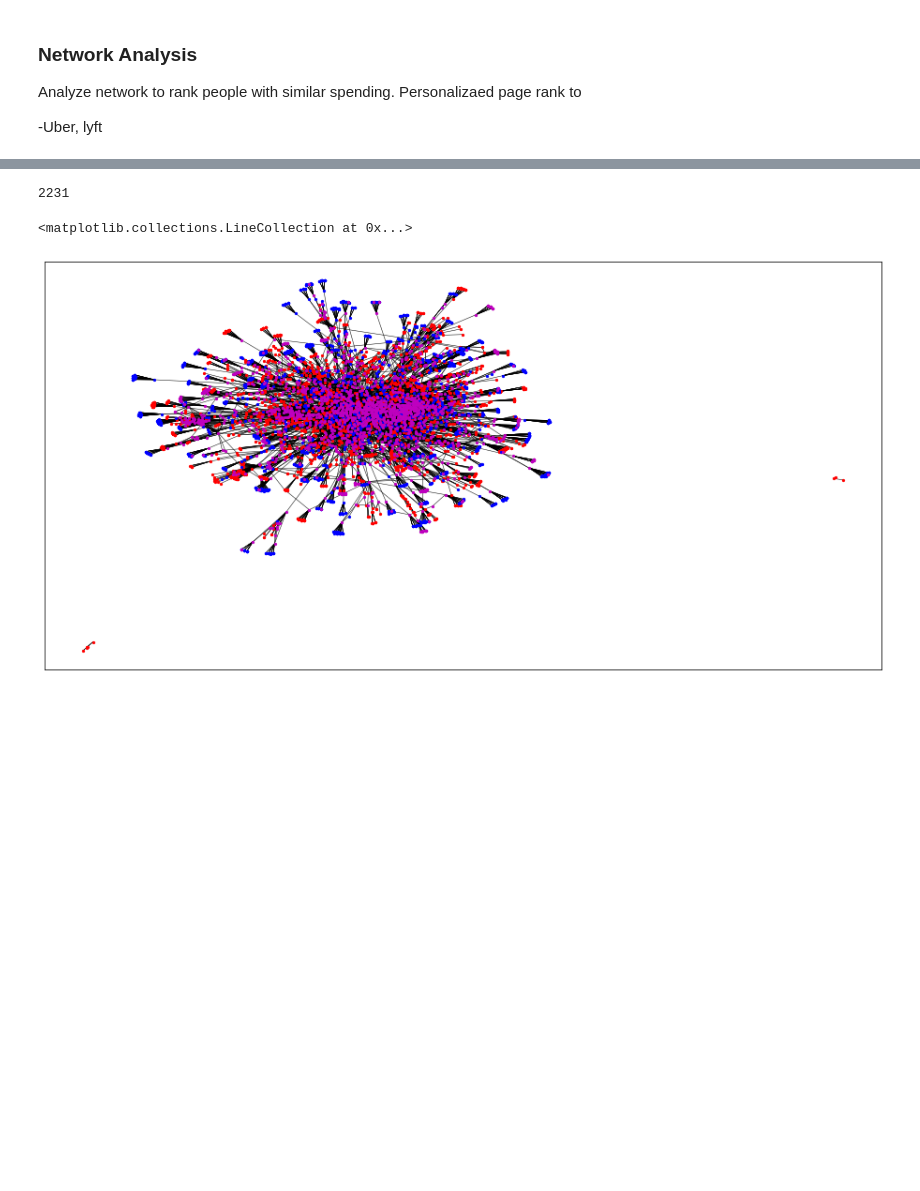
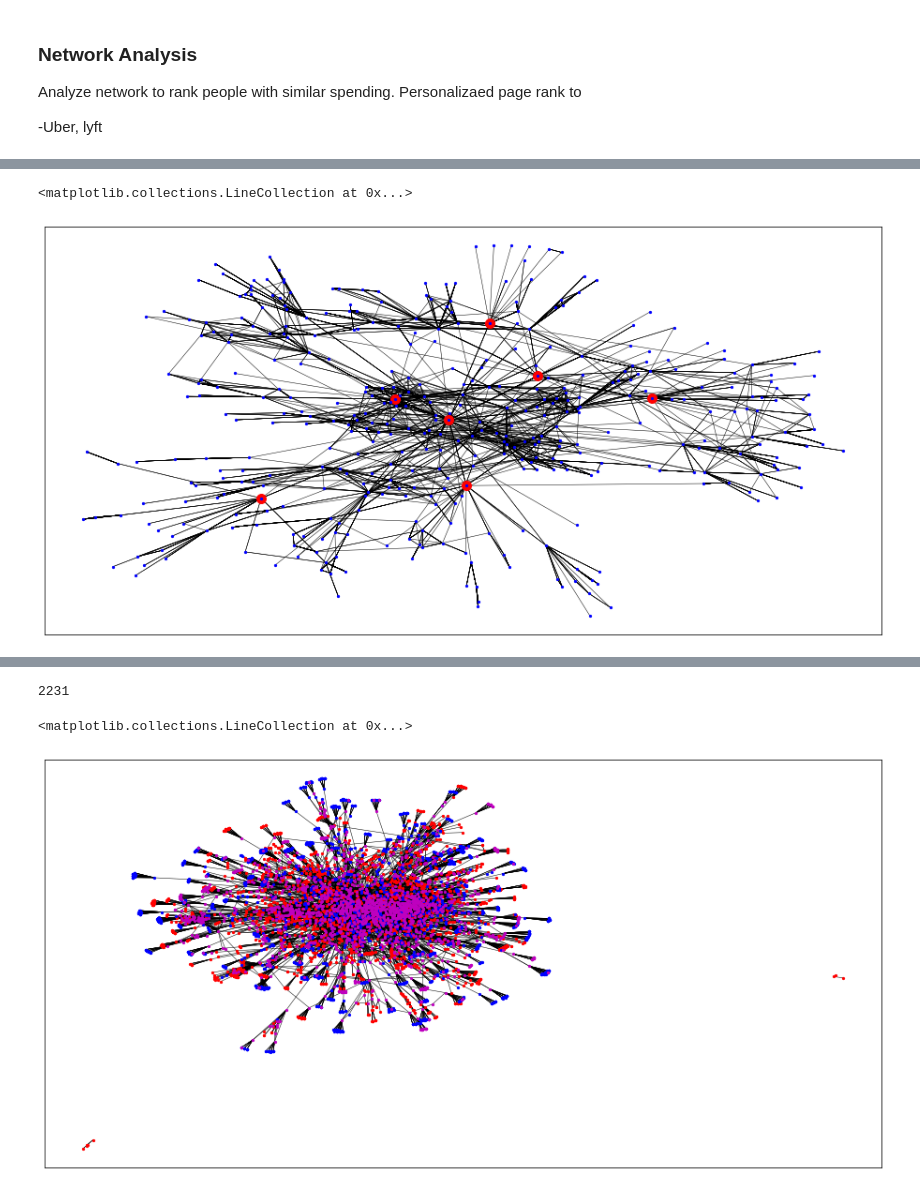
Before and after one commit to Msender98/venmo_scrape, a Jupyter notebook: Analysis.ipynb, the cells around one changed output, grey strips where cells are left out. Drawn from its saved outputs; the diff is of its cells as text; code cells hidden in the pictures; blank space fills up the shorter version.

```diff
--- a/Analysis.ipynb
+++ b/Analysis.ipynb
@@ -257,0 +246,25 @@ done
+# %%
+def user_rank(user, G, num_friends = 5):
+    personalization = {user : 1}
+    page_rank_users = nx.pagerank_scipy(G, personalization = personalization)
+    page_rank_users = {u : v for u,v in sorted(page_rank_users.items(), key=lambda item: item[1], reverse = True)}
+    friends = list(page_rank_users)[0:num_friends+1]
+    return friends
+# %%
+me = user_df['user_id'][0]
+my_close_friends = user_rank(me, G_venmo,6)
+near_me = user_rank(me, G_venmo,400)
+# %%
+close_network = set(my_close_friends) | set(near_me)
+G_close = G_venmo.subgraph(close_network)
+# %%
+pos = nx.spring_layout(G_close)
+# %%
+
+plt.figure(figsize=(16,8), frameon= False)
+nx.draw_networkx_nodes(G_close, pos, nodelist = my_close_friends, node_color="r",node_size=100, axis = 'off')
+nx.draw_networkx_nodes(G_close, pos, nodelist = near_me, node_color="b",node_size=5, axis= 'off' )
+nx.draw_networkx_edges(G_close, pos, edgelist = G_close.edges, width = .5, axis = 'off')
+# %% [output]
+<matplotlib.collections.LineCollection at 0x...>
+[figure, added]
```
Also changed, not shown: parts of 18 cells of this notebook.
